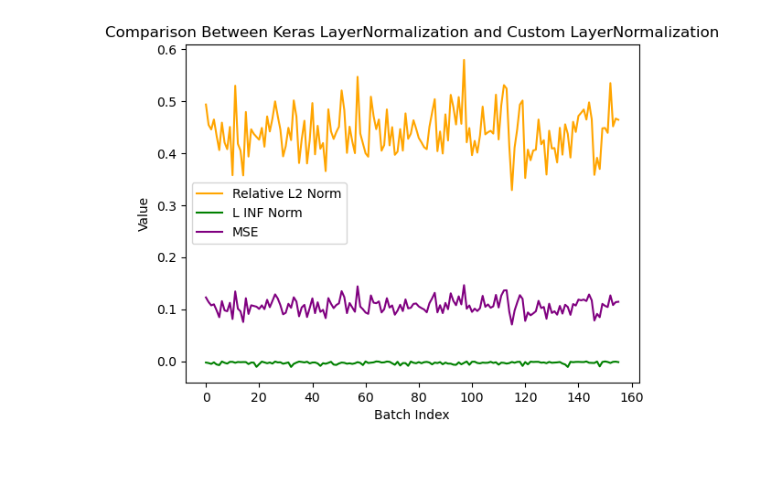
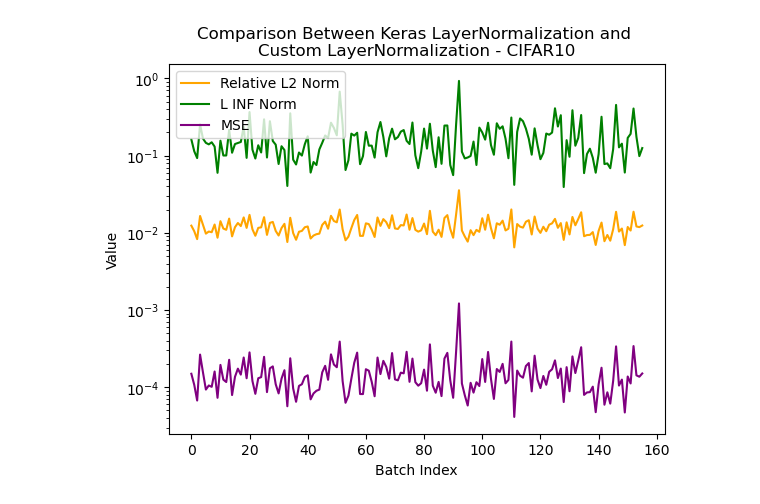
Before and after one commit to gw3ntd/ml2_proj2, a Jupyter notebook: cifarcomp.ipynb, the cells around one changed output. Drawn from its saved outputs; the diff is of its cells as text; code cells hidden in the pictures; blank space fills up the shorter version.

```diff
--- a/cifarcomp.ipynb
+++ b/cifarcomp.ipynb
@@ -24,16 +44,16 @@ X_valid.shape
 get_keras_vals(X_valid)
 get_custom_vals(X_valid)
 # %%
-df2 = comp_layer(X_valid)
+df2 = comp_layer(X_valid, axis=[1, 2, 3])
 # %%
-# plt.plot(df[0], label="Numerical Difference")
 plt.plot(df2[0], label="Relative L2 Norm", color="orange")
 plt.plot(df2[1], label="L INF Norm", color="green")
 plt.plot(df2[2], label="MSE", color="purple")
-plt.title("Comparison Between Keras LayerNormalization and Custom LayerNormalization")
+plt.yscale('log')
+plt.title("Comparison Between Keras LayerNormalization and \nCustom LayerNormalization - CIFAR10")
 plt.xlabel("Batch Index")
 plt.ylabel("Value")
 plt.legend()
 plt.show()
 # %% [output]
-[figure, old version]
+[figure, new version]
```
Also changed, not shown: parts of 4 cells of this notebook, 3 other files.
